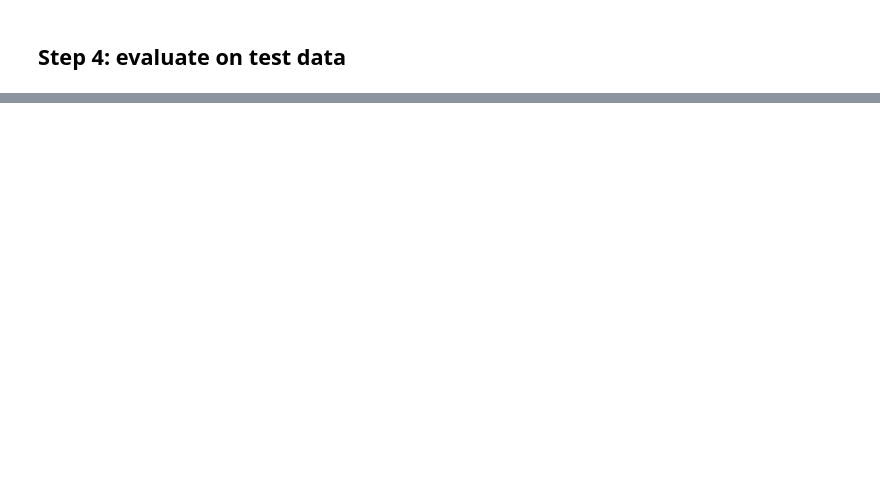
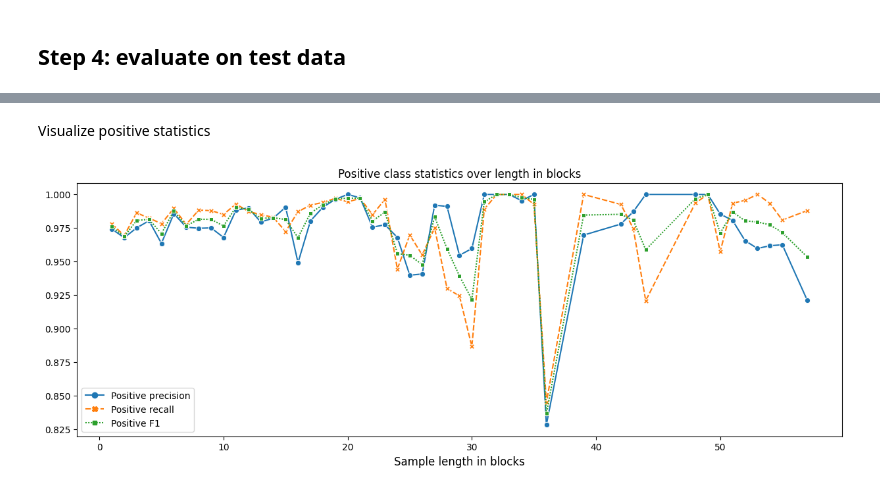
Before and after one commit to LorenzoDallaglio/highliner-seq2seq, a Jupyter notebook: PalmtreeBiLSTM.ipynb, the cells around one changed output, grey strips where cells are left out. Cells and saved outputs as stored; diff of their text form; code cells hidden in the pictures; blank space fills up the shorter version.

```diff
--- a/PalmtreeBiLSTM.ipynb
+++ b/PalmtreeBiLSTM.ipynb
@@ -602,0 +730,13 @@ weighted avg       1.00      1.00      1.00       220
+# %% [markdown]
+Visualize positive statistics
+# %%
+min_support = 10
+positive_data = df.loc[df['Positive support'] >= min_support]
+
+fig, ax = plt.subplots(figsize=(15, 5))
+sns.lineplot(data=positive_data[positive_metrics[:-1]], markers=True, ax=ax)
+ax.set_xlabel("Sample length in blocks", fontsize=12)
+ax.set_title("Positive class statistics over length in blocks")
+plt.savefig(os.path.join(length_report_dir, "Positive class statistics"))
+# %% [output]
+[figure, added]
```
Also changed, not shown: parts of 51 cells of this notebook.
